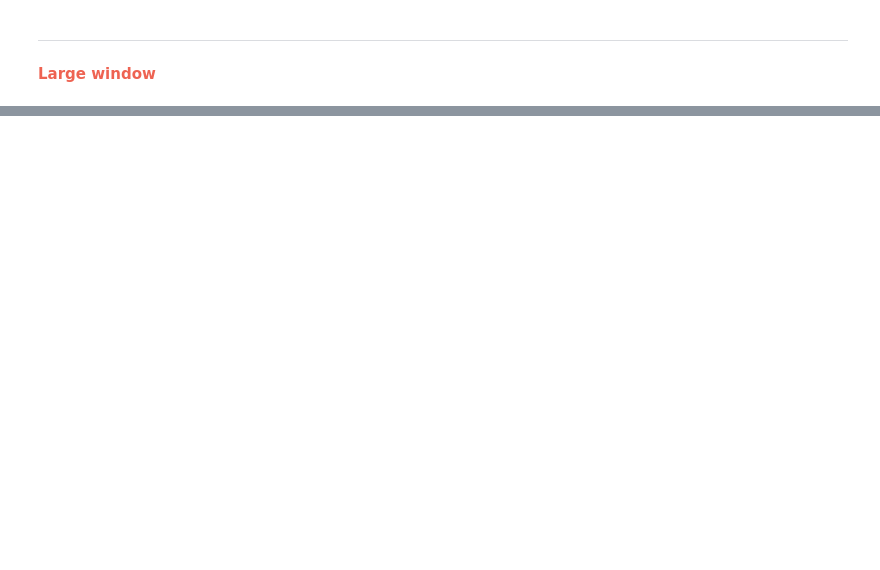
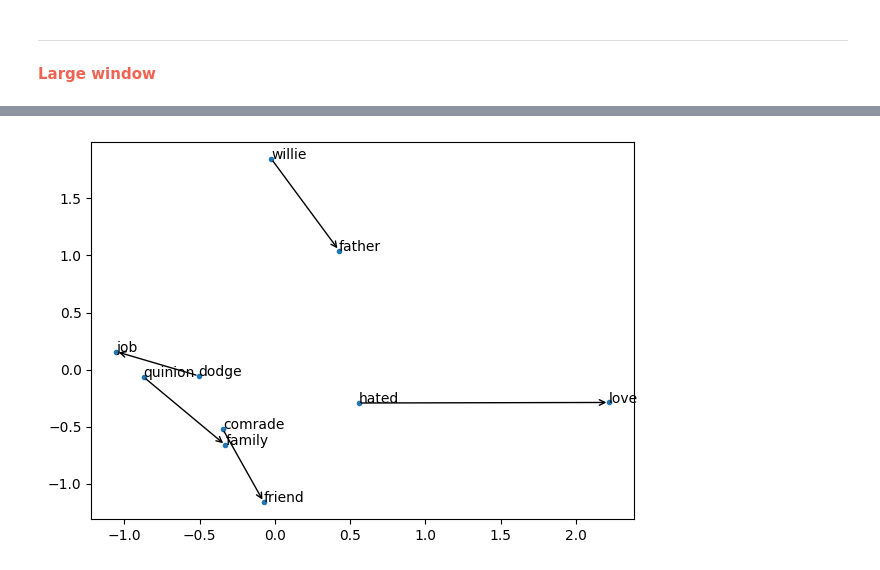
Before and after one commit to gobbykid/corpora_analytics, a Jupyter notebook: w2v_model.ipynb, the cells around one changed output, grey strips where cells are left out. Saved outputs shown, nothing was run; the diff lists cells and outputs as text; code cells hidden in the pictures; blank space fills up the shorter version.

Commit message:
Added function and visualization examples
At the end of the notebook I've added 2 snippets of code in which I present the analogy function and the visualization (to be enhanced) for such analogies.

```diff
--- a/w2v_model.ipynb
+++ b/w2v_model.ipynb
@@ -448,0 +451,15 @@ m_lw_skip_model.wv.most_similar("lady")
+# %%
+def pp(obj):
+    print(pd.DataFrame(obj))
+def analogy(neg1, pos1, pos2):
+    result = m_lw_skip_model.wv.most_similar(negative=[neg1],
+                                            positive=[pos1, pos2])
+    return result[0][0]
+
+countries = ['job', 'love', 'friend', 'family', 'father']
+foods = [analogy('he', 'she', country) for country in countries]
+# --->  man : king :: woman :: ?
+# ---> neg1 : pos1 :: pos2 :: ?
+r = analogy('man', 'love', 'woman')
+pp(zip(countries,foods))
+print(r)
@@ -448,0 +474,25 @@ m_lw_skip_model.wv.most_similar("lady")
+# %%
+from sklearn.decomposition import PCA
+import matplotlib.pyplot as plt
+import numpy as np
+
+def plot_data(orig_data, labels):
+    pca = PCA(n_components=2)
+    data = pca.fit_transform(orig_data)
+    plt.figure(figsize=(7, 5), dpi=100)
+    plt.plot(data[:,0], data[:,1], '.')
+    for i in range(len(data)):
+        plt.annotate(labels[i], xy = data[i])
+    for i in range(len(data)//2):
+        plt.annotate("",
+                xy=data[i],
+                xytext=data[i+len(data)//2],
+                arrowprops=dict(arrowstyle="->",
+                                connectionstyle="arc3")
+        )
+
+labels = countries + foods
+data = [m_lw_skip_model.wv[w] for w in labels]
+plot_data(data, labels)
+# %% [output]
+[figure, added]
```
Also changed, not shown: parts of 22 cells of this notebook.
